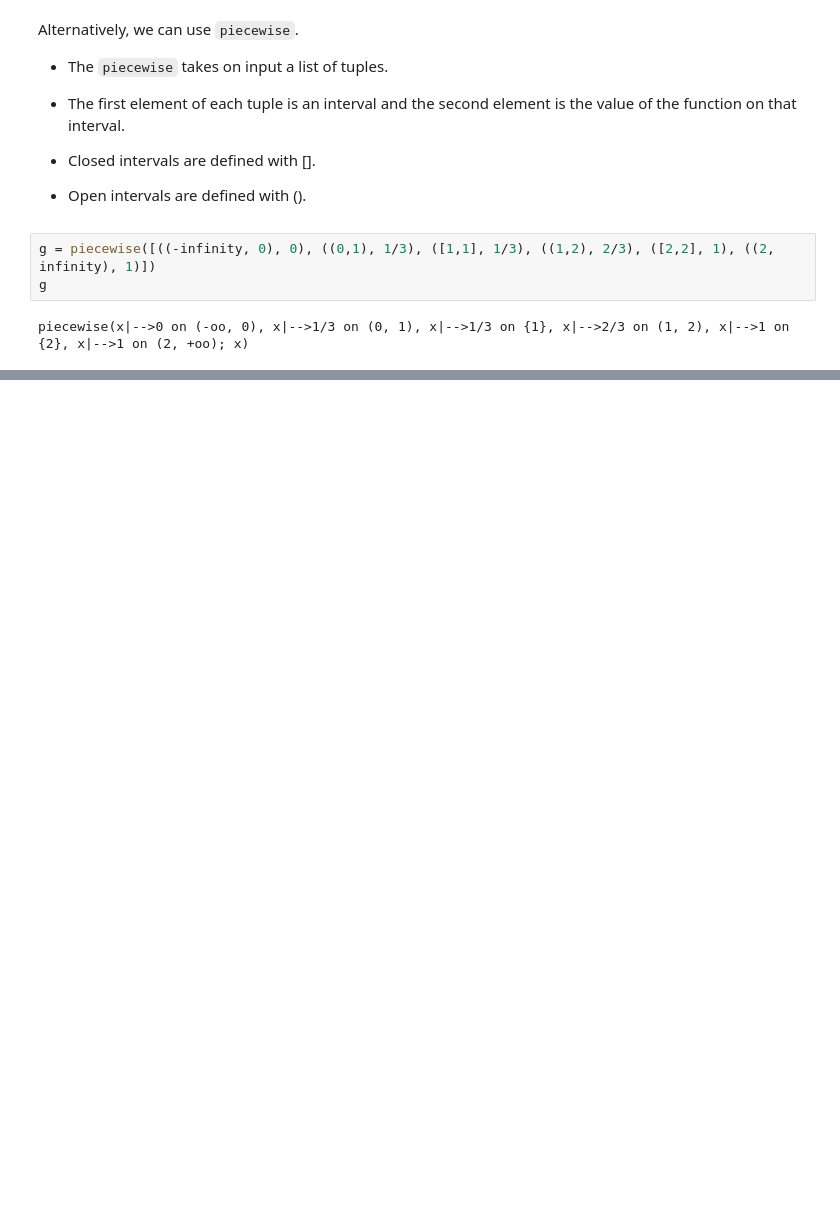
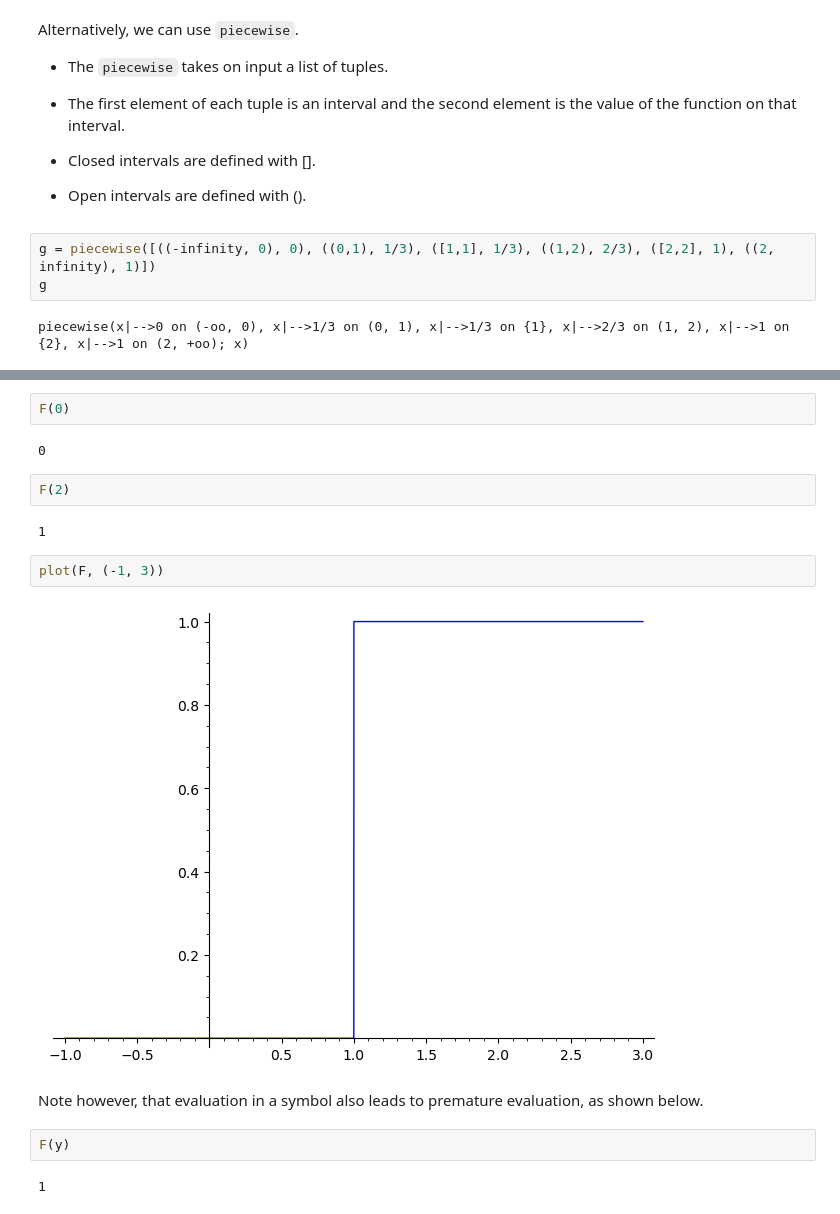
Before and after one commit to janverschelde/janverschelde.github.io, a Jupyter notebook: mcs320/mcs320lec18.ipynb, the cells around one changed output, grey strips where cells are left out. Drawn from its saved outputs; the diff is of its cells as text; blank space fills up the shorter version.

```diff
--- a/mcs320/mcs320lec18.ipynb
+++ b/mcs320/mcs320lec18.ipynb
@@ -190,0 +222,18 @@ plot(g(x), (x, -1, 3), aspect_ratio=1)
+# %%
+F(0)
+# %% [output]
+0
+# %%
+F(2)
+# %% [output]
+1
+# %%
+plot(F, (-1, 3))
+# %% [output]
+[figure, added]
+# %% [markdown]
+Note however, that evaluation in a symbol also leads to premature evaluation, as shown below.
+# %%
+F(y)
+# %% [output]
+1
```
Also changed, not shown: parts of 15 cells of this notebook.
